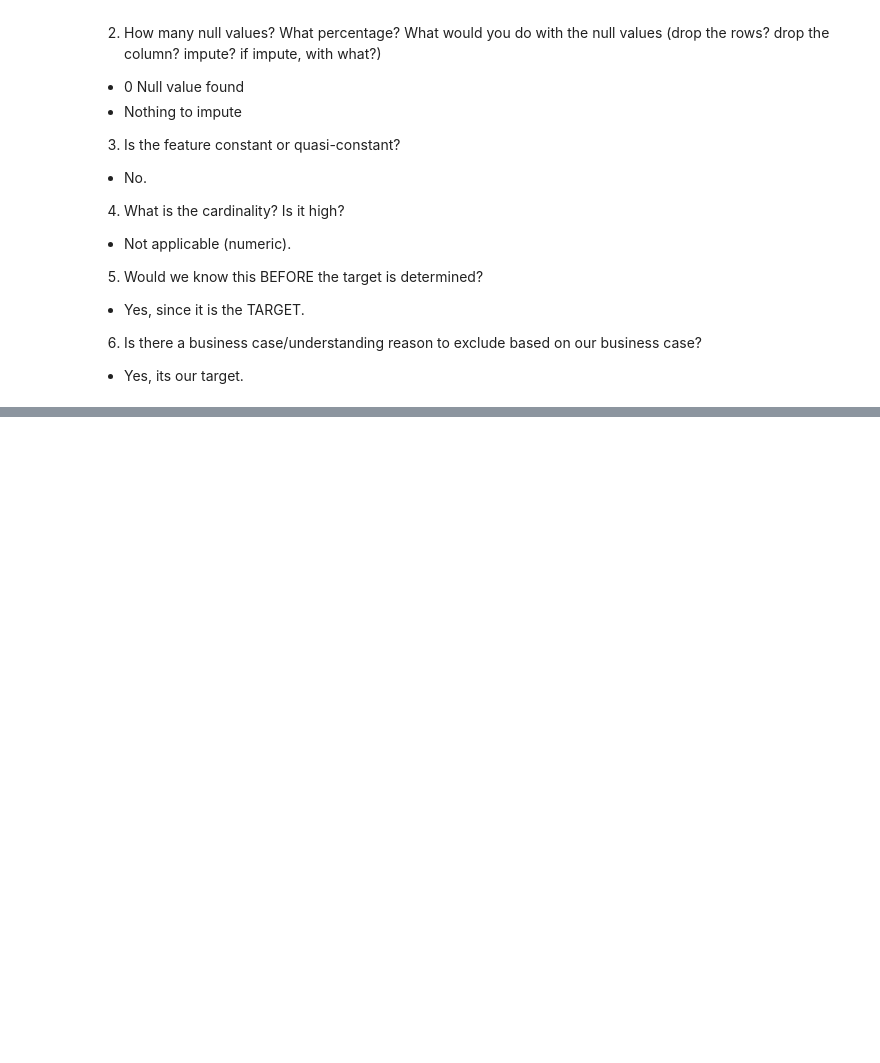
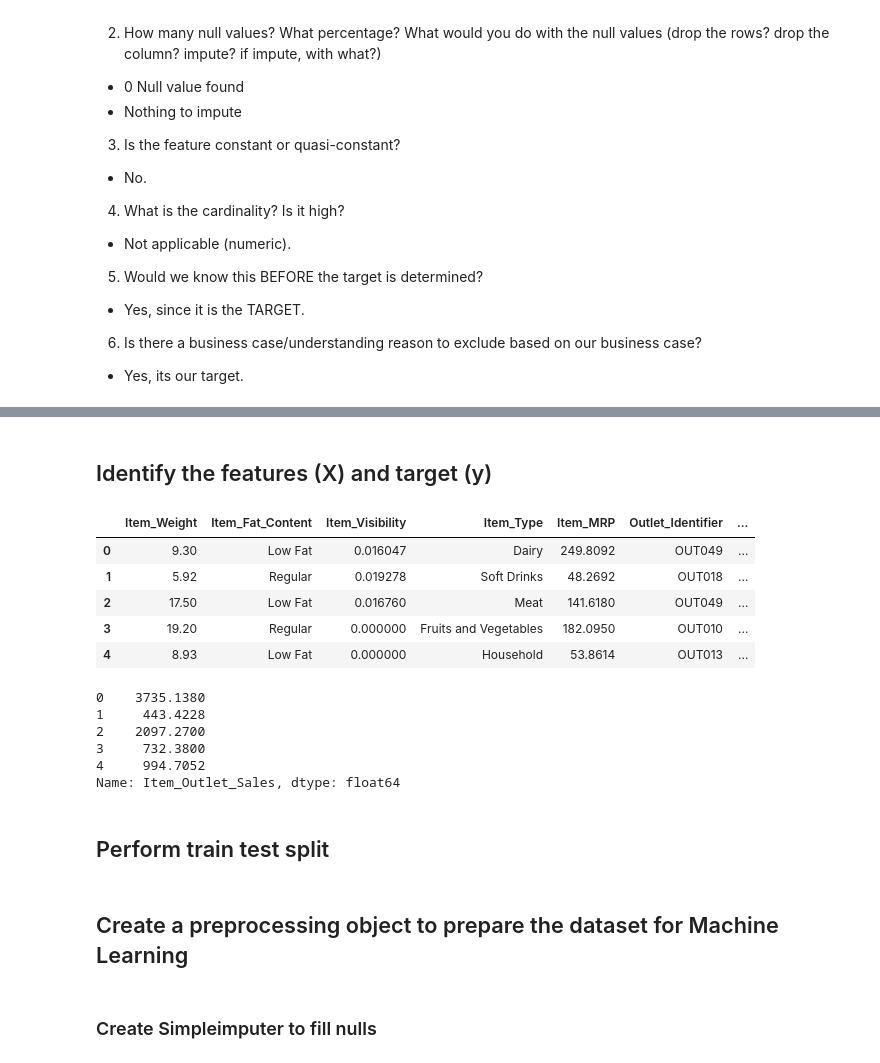
Before and after one commit to Qisam0322/Prediction-of-Product-Sales, a Jupyter notebook: Prediction_of_Product_Sales_Project.ipynb, the cells around one changed output, grey strips where cells are left out. Drawn from its saved outputs; the diff is of its cells as text; code cells hidden in the pictures; blank space fills up the shorter version.

```diff
--- a/Prediction_of_Product_Sales_Project.ipynb
+++ b/Prediction_of_Product_Sales_Project.ipynb
@@ -1188,0 +1205,5 @@ explore_numeric(df,feature);
+# %%
+#Load fresh data
+fname2='/content/drive/MyDrive/CodingDojo/02-IntroML/Week05/Data/sales_predictions_2023.csv'
+df2=pd.read_csv(fname2)
+df2.head()
@@ -1188,0 +1275,3 @@ explore_numeric(df,feature);
+# %%
+df2['Item_Fat_Content']=df2['Item_Fat_Content'].replace({'LF':'Low Fat','low fat':'Low Fat','reg':'Regular'})
+df2['Item_Fat_Content'].value_counts()
@@ -1188,0 +1304,27 @@ explore_numeric(df,feature);
+# %% [markdown]
+## Identify the features (X) and target (y)
+# %%
+#Identify X and y, drop the "Item_Identifier" feature
+#because it has very high cardinality.
+target='Item_Outlet_Sales'
+X=df2.drop(columns=target).drop(columns='Item_Identifier').copy()
+y = df2[target].copy()
+X.head()
+# %% [output]
+|  | Item_Weight | Item_Fat_Content | Item_Visibility | Item_Type | Item_MRP | Outlet_Identifier | ... |
+| 0 | 9.30 | Low Fat | 0.016047 | Dairy | 249.8092 | OUT049 | ... |
+| 1 | 5.92 | Regular | 0.019278 | Soft Drinks | 48.2692 | OUT018 | ... |
+| 2 | 17.50 | Low Fat | 0.016760 | Meat | 141.6180 | OUT049 | ... |
+| 3 | 19.20 | Regular | 0.000000 | Fruits and Vegetables | 182.0950 | OUT010 | ... |
+| 4 | 8.93 | Low Fat | 0.000000 | Household | 53.8614 | OUT013 | ... |
+# %%
+y.head()
+# %% [output]
+0    3735.1380
+1     443.4228
+2    2097.2700
+3     732.3800
+4     994.7052
+Name: Item_Outlet_Sales, dtype: float64
+# %% [markdown]
+## Perform train test split
@@ -1188,0 +1334,4 @@ explore_numeric(df,feature);
+# %% [markdown]
+## Create a preprocessing object to prepare the dataset for Machine Learning
+# %% [markdown]
+### Create Simpleimputer to fill nulls
```
Also changed, not shown: parts of 46 cells of this notebook.
